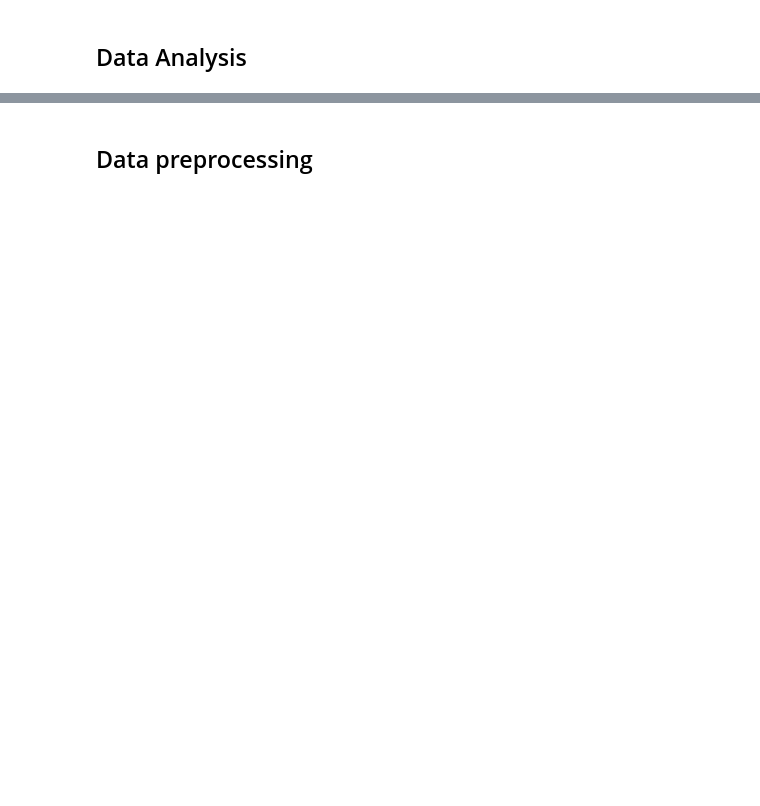
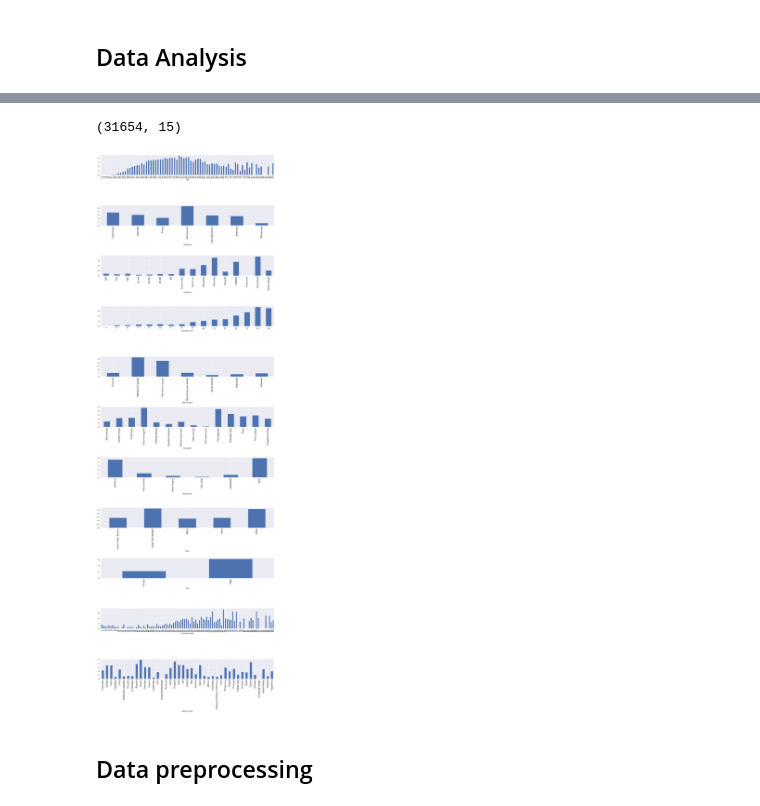
Before and after one commit to tonycar12002/Machine_Learning_Class, a Jupyter notebook: Data_Science/week03/0660050.ipynb, the cells around one changed output, grey strips where cells are left out. Saved outputs shown, nothing was run; the diff lists cells and outputs as text; code cells hidden in the pictures; blank space fills up the shorter version.

```diff
--- a/Data_Science/week03/0660050.ipynb
+++ b/Data_Science/week03/0660050.ipynb
@@ -12,16 +12,29 @@ from sklearn.preprocessing import StandardScaler
 from sklearn.preprocessing import LabelEncoder
 from sklearn.metrics import accuracy_score, precision_recall_fscore_support
 from sklearn.decomposition import PCA
-from sklearn.ensemble import RandomForestClassifier
+from sklearn.ensemble import RandomForestClassifier, BaggingClassifier, AdaBoostClassifier
 import csv
+import seaborn as sns
+import matplotlib.pyplot as plt
+from xgboost import XGBClassifier
+from sklearn.linear_model import LogisticRegression
+import math
+from sklearn.cross_validation import cross_val_score
+from sklearn import cross_validation
 
-from xgboost import XGBClassifier
+%matplotlib inline
 
 # Importing the dataset
-dataset_train = pd.read_csv('train.csv')
+dataset_train = pd.read_csv('train.csv', header=None)
 dataset_test = pd.read_csv('test.csv', header=None)
+header = ['Age','Workclass','fnlwgt','Education','Education-num','Marital-status','Occupation','\
+Relationship','Race','Sex','Capital-gain','Capital-loss','Hours-per-week','Native-country','Income']
+dataset_train = pd.DataFrame(dataset_train.values, columns = header)
+dataset_test = pd.DataFrame(dataset_test.values, columns = header[:-1])
 
 # Take all columns except last one
 train = dataset_train.iloc[:, :-1]
 test = dataset_test.iloc[:, :]
 y = dataset_train.iloc[:, dataset_train.shape[1]-1]
+y = y.astype(int)
+print(dataset_train.shape)
@@ -39,3 +66,22 @@ sns.heatmap(corrmat, vmax=.8, square=True);
+# %%
+matplotlib.rcParams.update({'xtick.labelsize': 18})
+#print(list(dataset_train)[0])
+fig = plt.figure(figsize=(25,100))
+fig.subplots_adjust(hspace = 1.5)
+now = 1
+for i in range(14):
+    if i!=2 and i!=10 and i!=11:
+        plt.subplot(14, 1, now)
+        now += 1
+        key = list(dataset_train)[i]
+
+        group = dataset_train.groupby(key)['Income'].sum() / dataset_train.groupby(key)['Income'].size()
+        group.plot(kind='bar')
+
+print(dataset_train.shape)
+# %% [output]
+(31654, 15)
+[figure, added]
 # %% [markdown]
 ## Data preprocessing
 # %%
```
Also changed, not shown: parts of 19 cells of this notebook, 2 other files.
